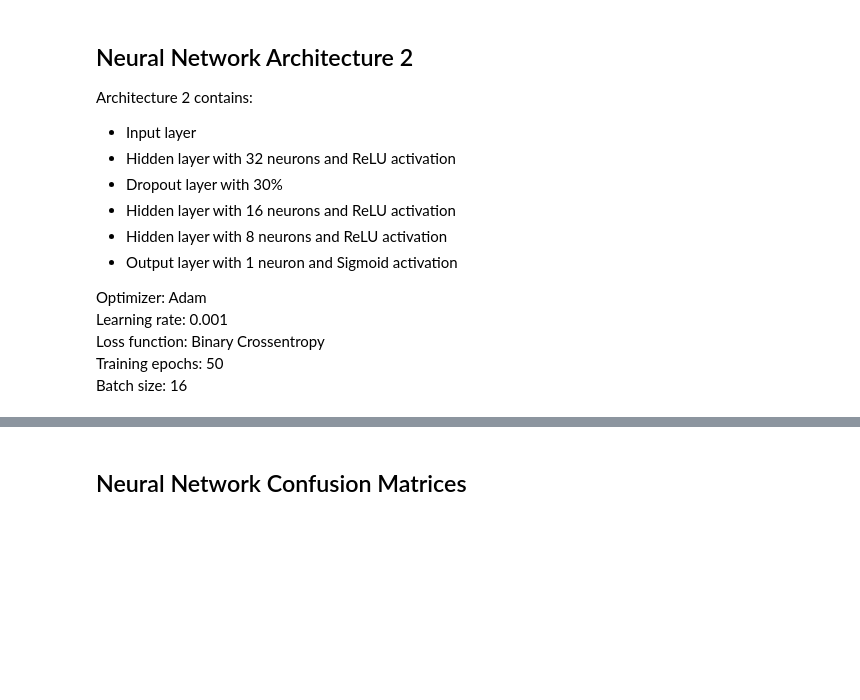
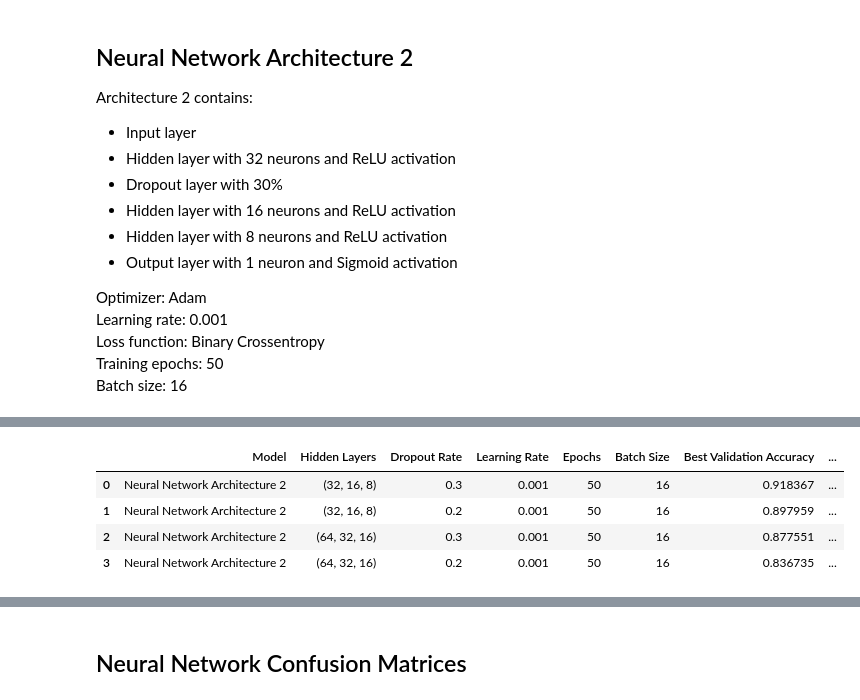
Before and after one commit to arbakelmendi/HealthGuard-Platform, a Jupyter notebook: ml/notebooks/healthguard_ml.ipynb, the cells around one changed output, grey strips where cells are left out. Saved outputs shown, nothing was run; the diff lists cells and outputs as text; code cells hidden in the pictures; blank space fills up the shorter version.

```diff
--- a/ml/notebooks/healthguard_ml.ipynb
+++ b/ml/notebooks/healthguard_ml.ipynb
@@ -1178,79 +1429,45 @@ Loss function: Binary Crossentropy
 Training epochs: 50
 Batch size: 16
 # %%
-tf.keras.utils.set_random_seed(SEED)
+nn_param_grid_2 = {
+    "hidden_layers": [(32, 16, 8), (64, 32, 16)],
+    "dropout_rate": [0.2, 0.3],
+    "learning_rate": [0.001],
+    "epochs": [50],
+    "batch_size": [16]
+}
 
-nn_model_2 = Sequential([
-    Input(shape=(X_train_scaled.shape[1],)),
-    Dense(32, activation="relu"),
-    Dropout(0.3, seed=SEED),
-    Dense(16, activation="relu"),
-    Dense(8, activation="relu"),
-    Dense(1, activation="sigmoid")
-])
-
-nn_model_2.compile(
-    optimizer=Adam(learning_rate=0.001),
-    loss="binary_crossentropy",
-    metrics=["accuracy"]
+nn_model_2, nn_training_history_2, nn_score_2, nn_pred_2, nn_result_2, nn_search_summary_2 = tune_and_evaluate_neural_network(
+    "Neural Network Architecture 2",
+    nn_param_grid_2
 )
 
-history_2 = nn_model_2.fit(
-    X_train_scaled,
-    y_train,
-    epochs=50,
-    batch_size=16,
-    validation_split=0.2,
-    shuffle=False,
-    verbose=0
-)
-
-nn_best_validation_2 = max(history_2.history["val_accuracy"])
-nn_training_history_2 = {
-    metric_name: [float(value) for value in metric_values]
-    for metric_name, metric_values in history_2.history.items()
-}
-
-nn_score_2 = nn_model_2.predict(X_test_scaled).ravel()
-nn_pred_2 = (nn_score_2 > 0.5).astype("int32")
-
-nn_result_2 = {
-    "Model": "Neural Network Architecture 2",
-    "Parameters Tested": "Hidden layers [32, 16, 8]; dropout 0.3; Adam lr 0.001; epochs 50; batch size 16",
-    "Best Parameters": "32 -> dropout 0.3 -> 16 -> 8 -> output; Adam lr 0.001",
-    "Best Validation Result": f"Validation accuracy = {nn_best_validation_2:.3f}",
-    "Accuracy": accuracy_score(y_test, nn_pred_2),
-    "Precision": precision_score(y_test, nn_pred_2),
-    "Recall": recall_score(y_test, nn_pred_2),
-    "F1-score": f1_score(y_test, nn_pred_2),
-    "ROC-AUC": roc_auc_score(y_test, nn_score_2),
-    "Confusion Matrix": confusion_matrix(y_test, nn_pred_2)
-}
+display(nn_search_summary_2)
 
 neural_network_architecture_df = pd.DataFrame([
     {
         "Architecture": "Architecture 1",
-        "Hidden Layers": 2,
-        "Neurons per Layer": "16, 8",
-        "Dropout": "None",
+        "Hidden Layers": len(nn_result_1["Best Parameters"]["hidden_layers"]),
+        "Neurons per Layer": ", ".join(str(units) for units in nn_result_1["Best Parameters"]["hidden_layers"]),
+        "Dropout": nn_result_1["Best Parameters"]["dropout_rate"],
         "Hidden Activation": "ReLU",
         "Output Activation": "Sigmoid",
         "Optimizer": "Adam",
-        "Learning Rate": 0.001,
-        "Epochs": 50,
-        "Batch Size": 16
+        "Learning Rate": nn_result_1["Best Parameters"]["learning_rate"],
+        "Epochs": nn_result_1["Best Parameters"]["epochs"],
+        "Batch Size": nn_result_1["Best Parameters"]["batch_size"]
     },
     {
         "Architecture": "Architecture 2",
-        "Hidden Layers": 3,
-        "Neurons per Layer": "32, 16, 8",
-        "Dropout": "0.3 after first hidden layer",
+        "Hidden Layers": len(nn_result_2["Best Parameters"]["hidden_layers"]),
+        "Neurons per Layer": ", ".join(str(units) for units in nn_result_2["Best Parameters"]["hidden_layers"]),
+        "Dropout": nn_result_2["Best Parameters"]["dropout_rate"],
         "Hidden Activation": "ReLU",
         "Output Activation": "Sigmoid",
         "Optimizer": "Adam",
-        "Learning Rate": 0.001,
-        "Epochs": 50,
-        "Batch Size": 16
+        "Learning Rate": nn_result_2["Best Parameters"]["learning_rate"],
+        "Epochs": nn_result_2["Best Parameters"]["epochs"],
+        "Batch Size": nn_result_2["Best Parameters"]["batch_size"]
     }
 ])
 
@@ -1313,0 +1522,5 @@ display(neural_network_training_history_df)
+|  | Model | Hidden Layers | Dropout Rate | Learning Rate | Epochs | Batch Size | Best Validation Accuracy | ... |
+| 0 | Neural Network Architecture 2 | (32, 16, 8) | 0.3 | 0.001 | 50 | 16 | 0.918367 | ... |
+| 1 | Neural Network Architecture 2 | (32, 16, 8) | 0.2 | 0.001 | 50 | 16 | 0.897959 | ... |
+| 2 | Neural Network Architecture 2 | (64, 32, 16) | 0.3 | 0.001 | 50 | 16 | 0.877551 | ... |
+| 3 | Neural Network Architecture 2 | (64, 32, 16) | 0.2 | 0.001 | 50 | 16 | 0.836735 | ... |
```
Also changed, not shown: parts of 26 cells of this notebook, 3 other files.
